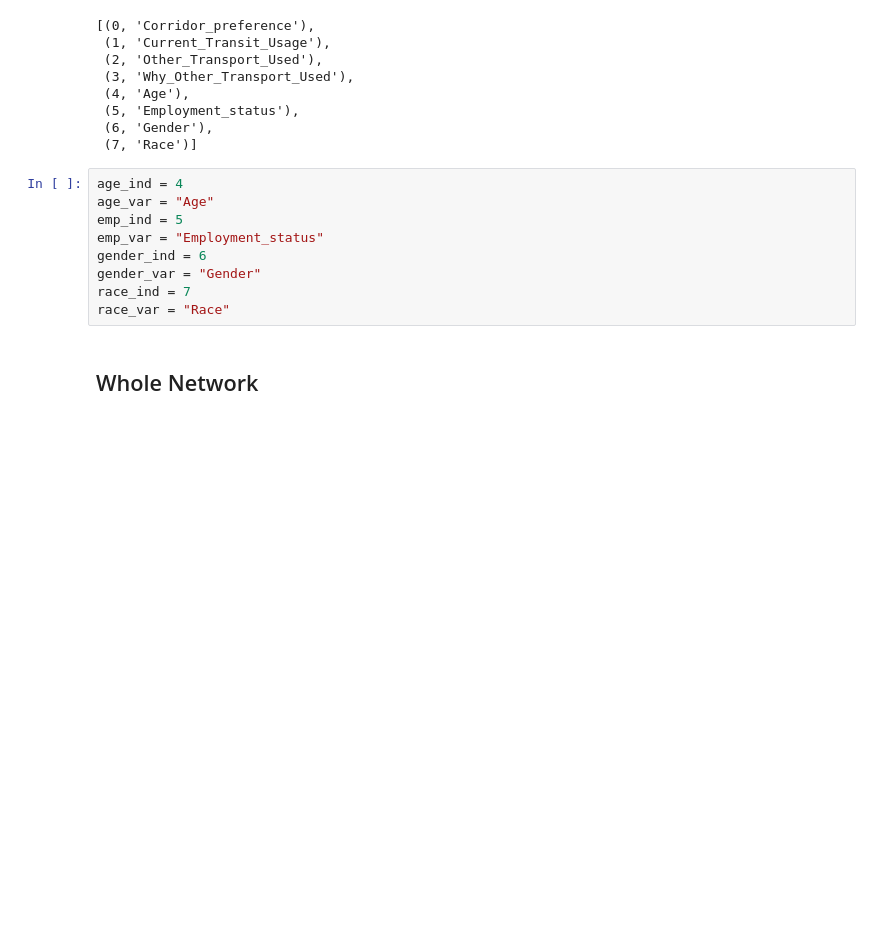
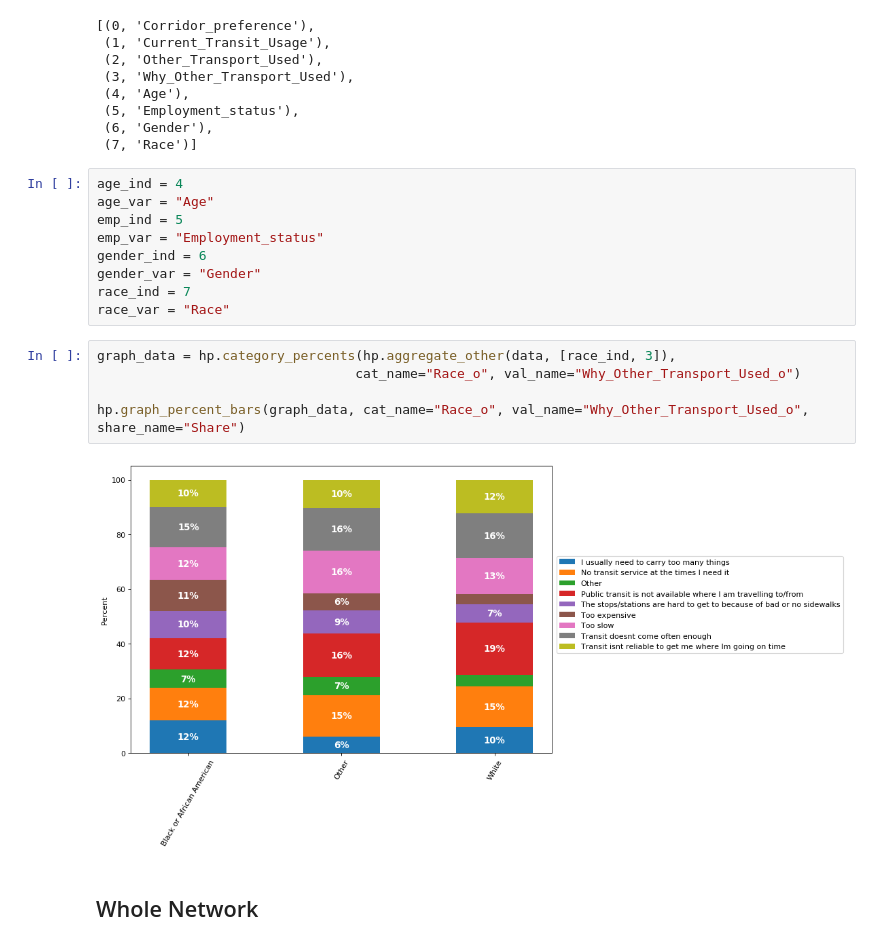
Before and after one commit to MattSamach/PPT_East_Busway, a Jupyter notebook: Notebooks/Transit_Barriers_Stacked_Bars.ipynb, the cells around one changed output. Saved outputs shown, nothing was run; the diff lists cells and outputs as text; blank space fills up the shorter version.

```diff
--- a/Notebooks/Transit_Barriers_Stacked_Bars.ipynb
+++ b/Notebooks/Transit_Barriers_Stacked_Bars.ipynb
@@ -34,6 +34,13 @@ gender_ind = 6
 gender_var = "Gender"
 race_ind = 7
 race_var = "Race"
+# %%
+graph_data = hp.category_percents(hp.aggregate_other(data, [race_ind, 3]),
+                                 cat_name="Race_o", val_name="Why_Other_Transport_Used_o")
+
+hp.graph_percent_bars(graph_data, cat_name="Race_o", val_name="Why_Other_Transport_Used_o", share_name="Share")
+# %% [output]
+[figure, added]
 # %% [markdown]
 ## Whole Network
 # %% [markdown]
```
Also changed, not shown: parts of 13 cells of this notebook, 40 other files.
